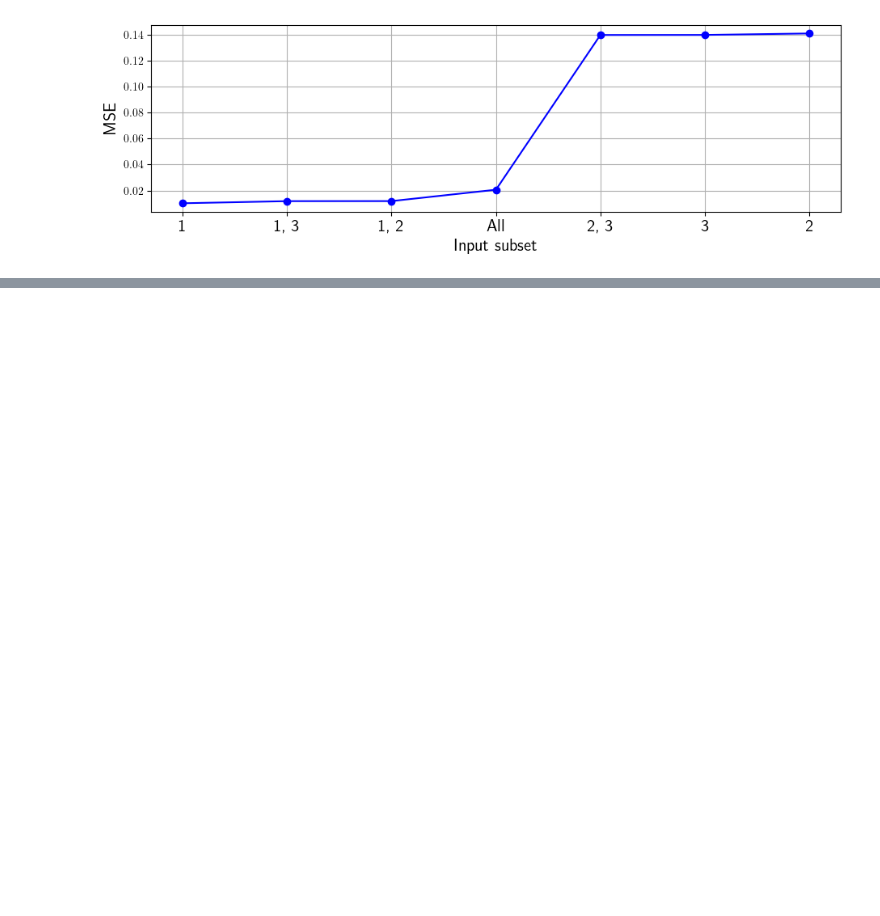
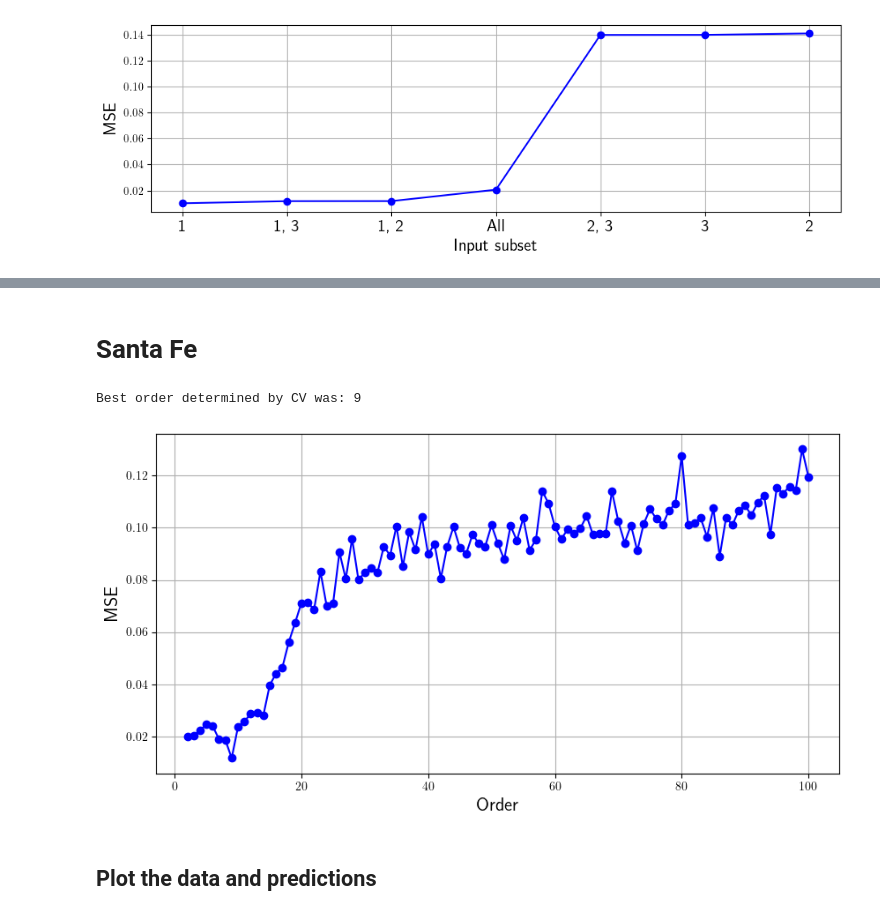
Before and after one commit to ThibeauWouters/MAI, a Jupyter notebook: SVM/Assignment2/SVM_Assignment2.ipynb, the cells around one changed output, grey strips where cells are left out. Drawn from its saved outputs; the diff is of its cells as text; code cells hidden in the pictures; blank space fills up the shorter version.

```diff
--- a/SVM/Assignment2/SVM_Assignment2.ipynb
+++ b/SVM/Assignment2/SVM_Assignment2.ipynb
@@ -211,0 +212,25 @@ plt.show()
+# %% [markdown]
+# Santa Fe
+# %%
+df = pd.read_csv("Data/santafe_order_results_N.csv")
+order = df["Order"].values
+mse = df["MSE"].values
+# %%
+best_index = np.argmin(mse)
+best_order = order[best_index]
+print(f"Best order determined by CV was: {best_order}")
+# %% [output]
+Best order determined by CV was: 9
+# %%
+plt.figure(figsize=(10,5))
+plt.plot(order, mse, '-o', color="blue")
+plt.ylabel("MSE", fontsize=fs)
+plt.xlabel("Order", fontsize=fs)
+plt.grid()
+# plt.yscale('log')
+plt.savefig("Plots/santafe_order_CV.pdf", bbox_inches = 'tight')
+plt.show()
+# %% [output]
+[figure, added]
+# %% [markdown]
+## Plot the data and predictions
```
Also changed, not shown: parts of 25 cells of this notebook, 16 other files.
